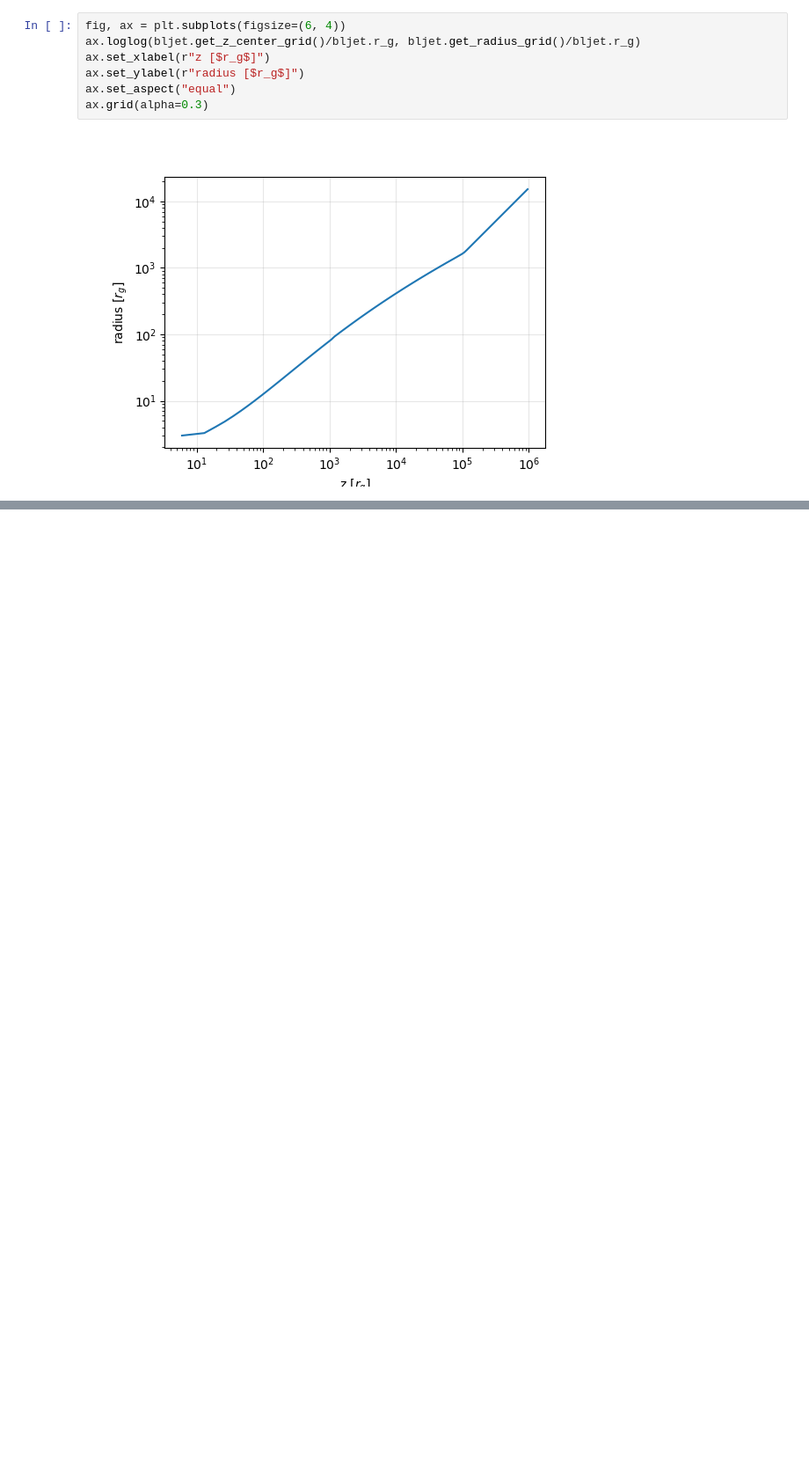
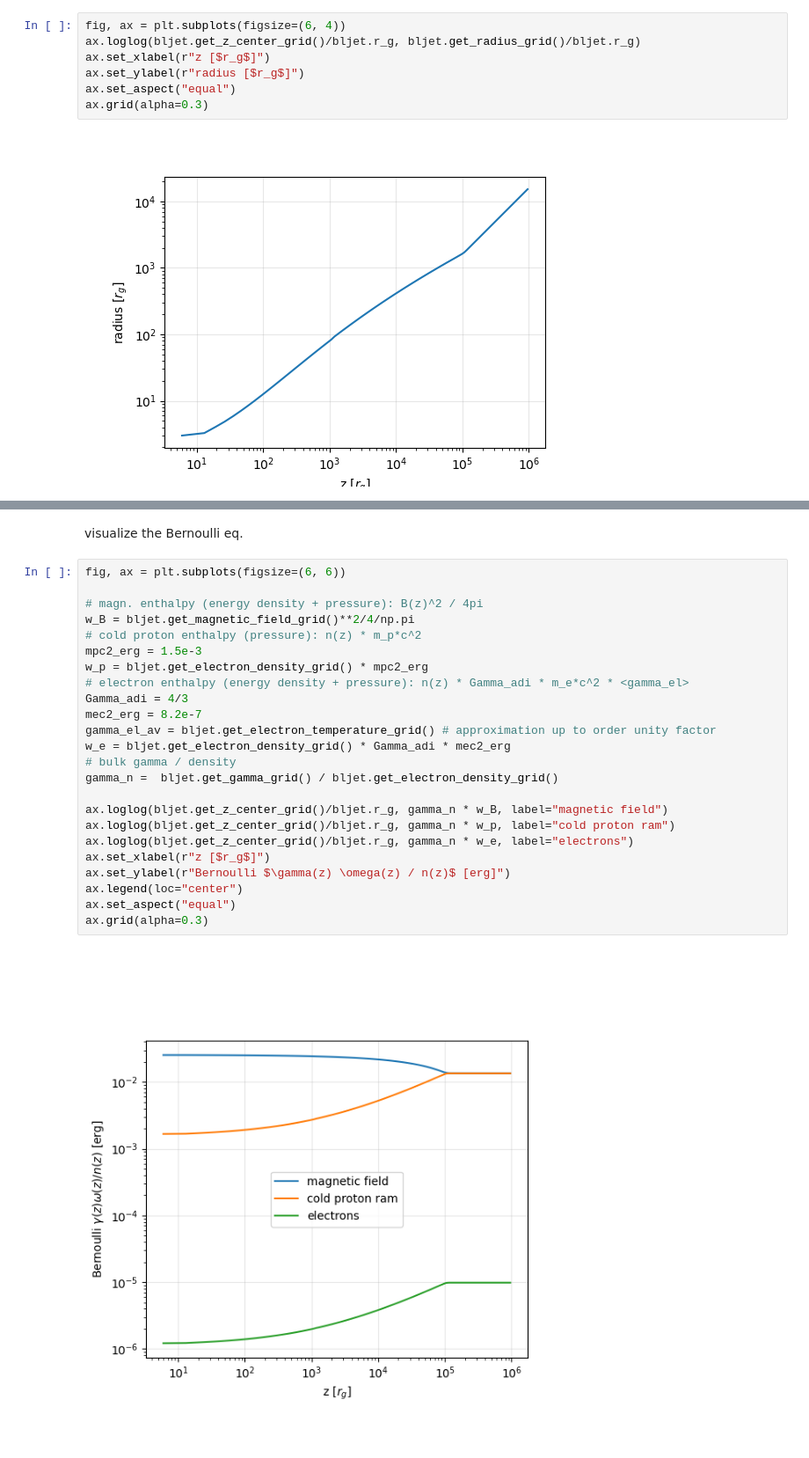
Before and after one commit to maklinger/BHJet, a Jupyter notebook: examples/bljet_dynamics_example.ipynb, the cells around one changed output, grey strips where cells are left out. Shown at 88% size. Drawn from its saved outputs; the diff is of its cells as text; blank space fills up the shorter version.

```diff
--- a/examples/bljet_dynamics_example.ipynb
+++ b/examples/bljet_dynamics_example.ipynb
@@ -91,0 +93,28 @@ ax.grid(alpha=0.3)
+# %% [markdown]
+visualize the Bernoulli eq.
+# %%
+fig, ax = plt.subplots(figsize=(6, 6))
+
+# magn. enthalpy (energy density + pressure): B(z)^2 / 4pi
+w_B = bljet.get_magnetic_field_grid()**2/4/np.pi
+# cold proton enthalpy (pressure): n(z) * m_p*c^2
+mpc2_erg = 1.5e-3
+w_p = bljet.get_electron_density_grid() * mpc2_erg
+# electron enthalpy (energy density + pressure): n(z) * Gamma_adi * m_e*c^2 * <gamma_el>
+Gamma_adi = 4/3
+mec2_erg = 8.2e-7
+gamma_el_av = bljet.get_electron_temperature_grid() # approximation up to order unity factor
+w_e = bljet.get_electron_density_grid() * Gamma_adi * mec2_erg
+# bulk gamma / density
+gamma_n =  bljet.get_gamma_grid() / bljet.get_electron_density_grid()
+
+ax.loglog(bljet.get_z_center_grid()/bljet.r_g, gamma_n * w_B, label="magnetic field")
+ax.loglog(bljet.get_z_center_grid()/bljet.r_g, gamma_n * w_p, label="cold proton ram")
+ax.loglog(bljet.get_z_center_grid()/bljet.r_g, gamma_n * w_e, label="electrons")
+ax.set_xlabel(r"z [$r_g$]")
+ax.set_ylabel(r"Bernoulli $\gamma(z) \omega(z) / n(z)$ [erg]")
+ax.legend(loc="center")
+ax.set_aspect("equal")
+ax.grid(alpha=0.3)
+# %% [output]
+[figure, added]
```
Also changed, not shown: parts of 4 cells of this notebook.
